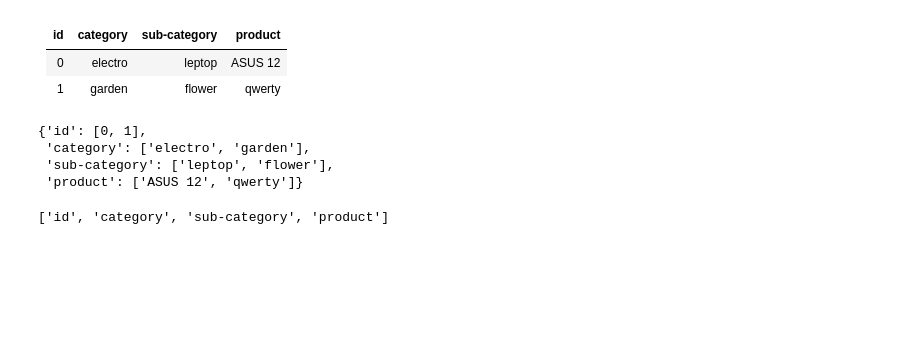
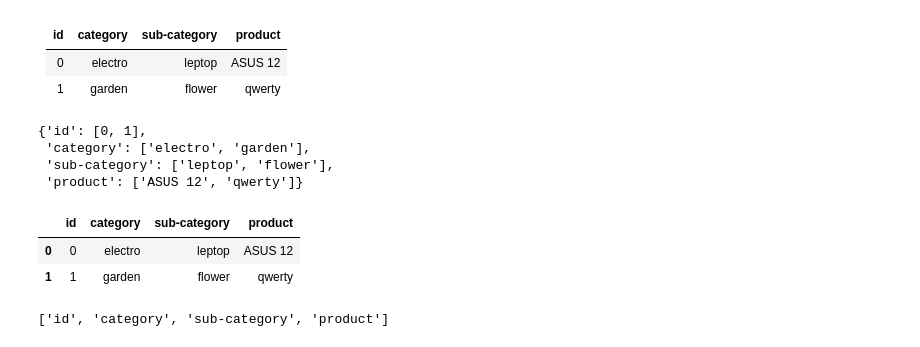
Before and after one commit to zzzer0-wav/myDTA_2026, a Jupyter notebook: classmade/PYTHON_DTA_OKSANA_ipynb".ipynb, the cells around one changed output. Saved outputs shown, nothing was run; the diff lists cells and outputs as text; code cells hidden in the pictures; blank space fills up the shorter version.

```diff
--- a/classmade/PYTHON_DTA_OKSANA_ipynb".ipynb
+++ b/classmade/PYTHON_DTA_OKSANA_ipynb".ipynb
@@ -1608,6 +1580,14 @@ d
  'category': ['electro', 'garden'],
  'sub-category': ['leptop', 'flower'],
  'product': ['ASUS 12', 'qwerty']}
+# %%
+import pandas as pd
+df = pd.DataFrame(d)
+df
+# %% [output]
+|  | id | category | sub-category | product |
+| 0 | 0 | electro | leptop | ASUS 12 |
+| 1 | 1 | garden | flower | qwerty |
 # %%
 list(d.keys())
 # %% [output]
```
Also changed, not shown: parts of 97 cells of this notebook.
